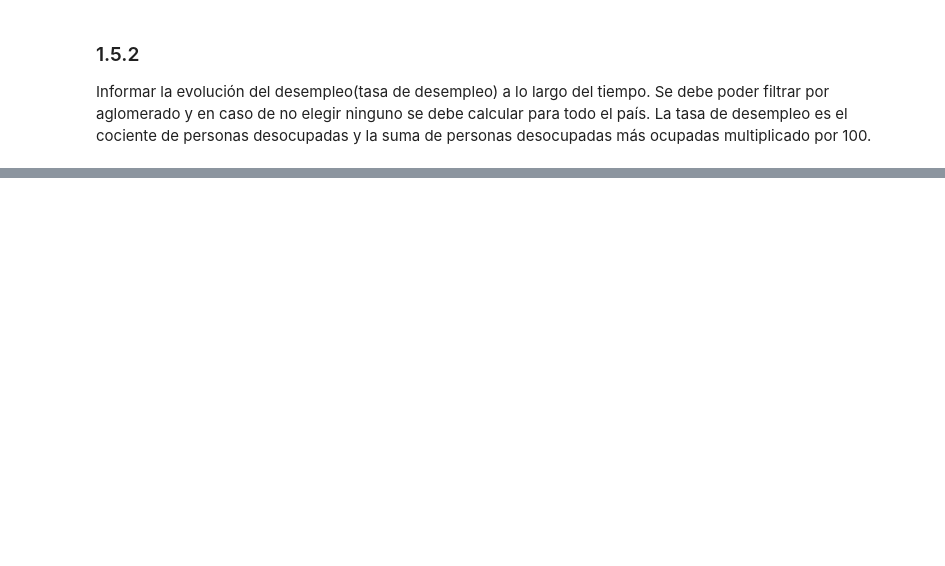
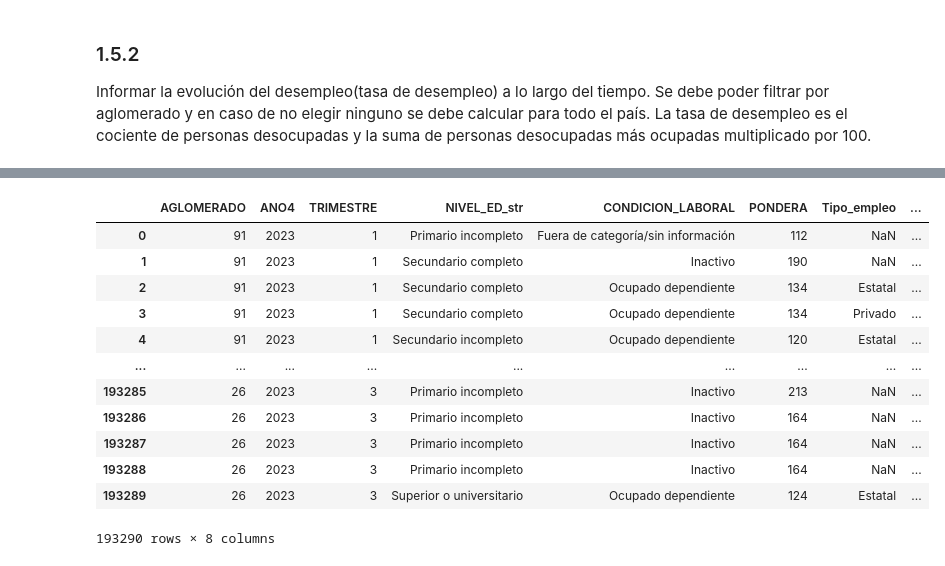
Before and after one commit to pablolube/EncuestAR, a Jupyter notebook: notebooks/2-Actividad y Empleo-Pablo.ipynb, the cells around one changed output, grey strips where cells are left out. Drawn from its saved outputs; the diff is of its cells as text; code cells hidden in the pictures; blank space fills up the shorter version.

```diff
--- a/notebooks/2-Actividad y Empleo-Pablo.ipynb
+++ b/notebooks/2-Actividad y Empleo-Pablo.ipynb
@@ -235,0 +297,33 @@ TypeError: 'DataFrameGroupBy' object does not support item assignment
+# %%
+
+# 1. Mofico nombre de columna PP04A a Tipo_empleo
+df_empleo.rename(columns={'PP04A': 'Tipo_empleo'}, inplace=True)
+
+tipo_empleo_dict = {
+    1: 'Estatal',
+    2: 'Privado',
+    3: 'Otro tipo'
+}
+
+# 2. Cambio valores de Tipo_empleo a nombres descriptivos
+df_empleo['Tipo_empleo'] = df_empleo['Tipo_empleo'].map(tipo_empleo_dict)
+
+
+# 3. Filtrar solo ocupados
+df_ocupado = df_empleo[df_empleo['CONDICION_LABORAL'].str.contains('Ocupado', na=False)]
+
+# 4. Calcular totales por aglomerado y tipo de empleo
+tabla = df_ocupado.groupby(['AGLOMERADO_NOMBRE', 'Tipo_empleo'])['PONDERA'].sum().unstack(fill_value=0)
+
+# 5. Tabla final
+# 5. Armo mi tabla final
+
+tabla['Total_ocupados'] = tabla.sum(axis=1)
+
+# 5. Calcular porcentajes
+tabla['% Estatal'] = 100 * tabla['Estatal'] / tabla['Total_ocupados']
+tabla['% Privado'] = 100 * tabla['Privado'] / tabla['Total_ocupados']
+tabla['% Otro tipo'] = 100 * tabla['Otro tipo'] / tabla['Total_ocupados']
+
+# 6. Limpiar y mostrar solo lo pedido
+tabla_final = tabla[['Total_ocupados', '% Estatal', '% Privado', '% Otro tipo']].reset_index()
@@ -235,0 +350,16 @@ TypeError: 'DataFrameGroupBy' object does not support item assignment
+# %%
+df_empleo
+# %% [output]
+|  | AGLOMERADO | ANO4 | TRIMESTRE | NIVEL_ED_str | CONDICION_LABORAL | PONDERA | Tipo_empleo | ... |
+| 0 | 91 | 2023 | 1 | Primario incompleto | Fuera de categoría/sin información | 112 | NaN | ... |
+| 1 | 91 | 2023 | 1 | Secundario completo | Inactivo | 190 | NaN | ... |
+| 2 | 91 | 2023 | 1 | Secundario completo | Ocupado dependiente | 134 | Estatal | ... |
+| 3 | 91 | 2023 | 1 | Secundario completo | Ocupado dependiente | 134 | Privado | ... |
+| 4 | 91 | 2023 | 1 | Secundario incompleto | Ocupado dependiente | 120 | Estatal | ... |
+| ... | ... | ... | ... | ... | ... | ... | ... | ... |
+| 193285 | 26 | 2023 | 3 | Primario incompleto | Inactivo | 213 | NaN | ... |
+| 193286 | 26 | 2023 | 3 | Primario incompleto | Inactivo | 164 | NaN | ... |
+| 193287 | 26 | 2023 | 3 | Primario incompleto | Inactivo | 164 | NaN | ... |
+| 193288 | 26 | 2023 | 3 | Primario incompleto | Inactivo | 164 | NaN | ... |
+| 193289 | 26 | 2023 | 3 | Superior o universitario | Ocupado dependiente | 124 | Estatal | ... |
+193290 rows × 8 columns
```
Also changed, not shown: parts of 27 cells of this notebook.
